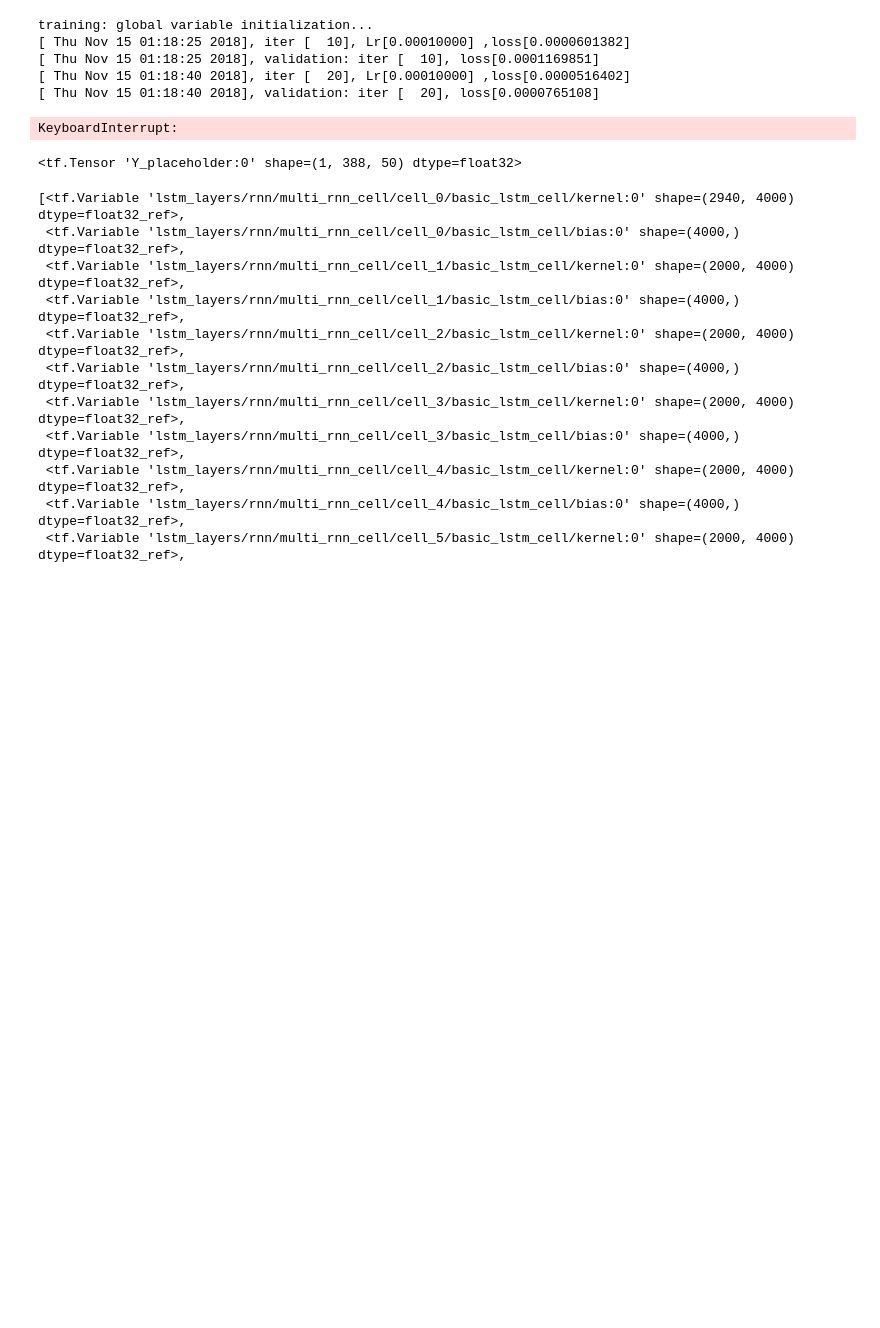
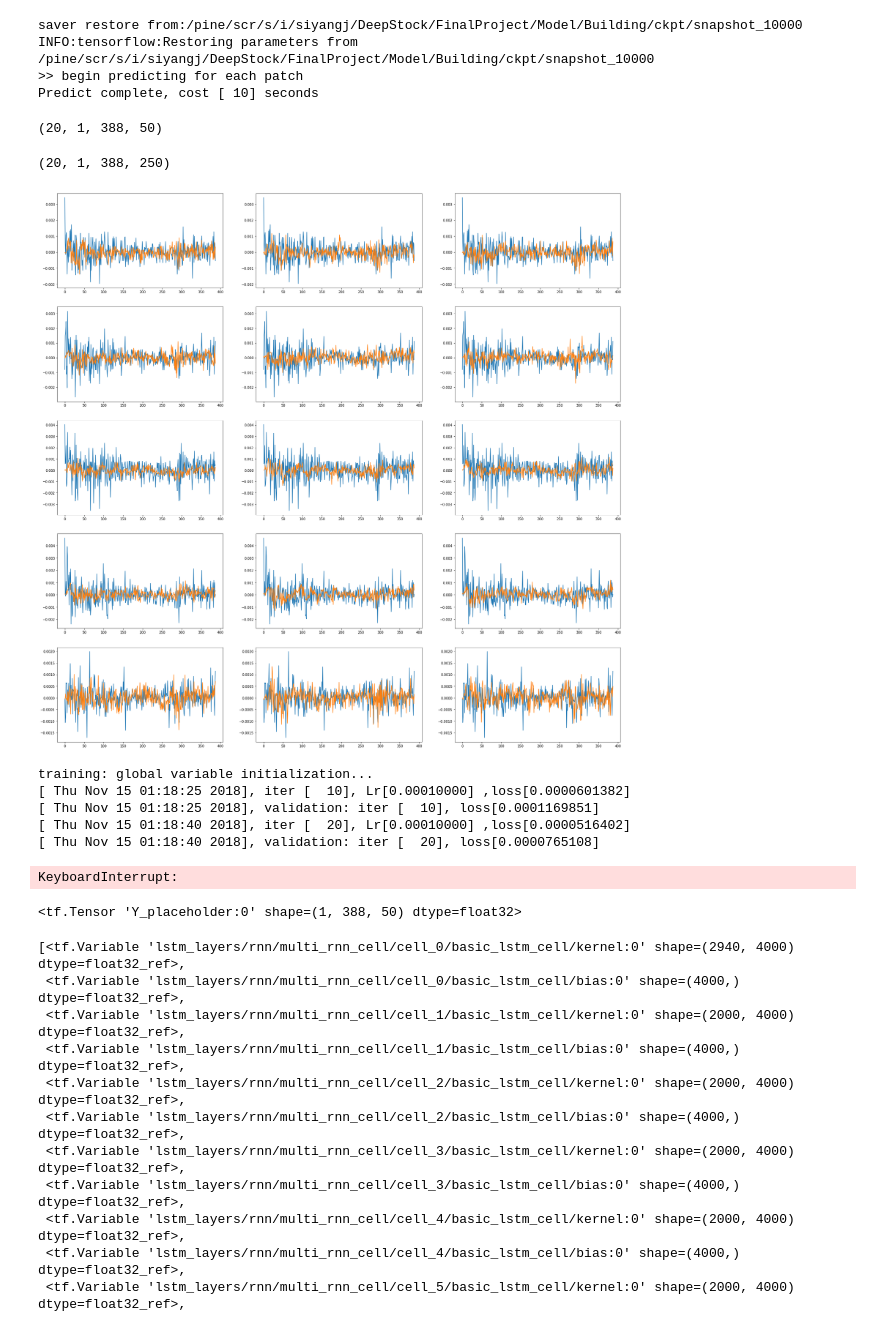
Before and after one commit to SiyangJ/DeepStock, a Jupyter notebook: FinalProject/Model/Building/Test.ipynb, the cells around one changed output. Cells and saved outputs as stored; diff of their text form; code cells hidden in the pictures; blank space fills up the shorter version.

Commit message:
Tested test.py and predict.py. Good. Visualized testing results. Totally Random. Really didn't work.

```diff
--- a/FinalProject/Model/Building/Test.ipynb
+++ b/FinalProject/Model/Building/Test.ipynb
@@ -18,3 +19,28 @@ import generator
+# %%
+X_test, Y_test, pred = test.test()
+# %% [output]
+saver restore from:/pine/scr/s/i/siyangj/DeepStock/FinalProject/Model/Building/ckpt/snapshot_10000
+INFO:tensorflow:Restoring parameters from /pine/scr/s/i/siyangj/DeepStock/FinalProject/Model/Building/ckpt/snapshot_10000
+>> begin predicting for each patch
+Predict complete, cost [ 10] seconds
+# %%
+X_test = np.asarray(X_test)
+Y_test = np.asarray(Y_test)
+pred.shape
+# %% [output]
+(20, 1, 388, 50)
+# %%
+X_test.shape
+# %% [output]
+(20, 1, 388, 250)
+# %%
+f, axes = plt.subplots(5,3,figsize=(30,30))
+for i in range(5):
+    for j in range(3):
+        axes[i][j].plot(Y_test[j,0,:,i])
+        axes[i][j].plot(pred[j,0,:,i])
+# %% [output]
+[figure, added]
 # %%
 from importlib import reload
 
```
Also changed, not shown: parts of 1 cell of this notebook, 2 other files.
